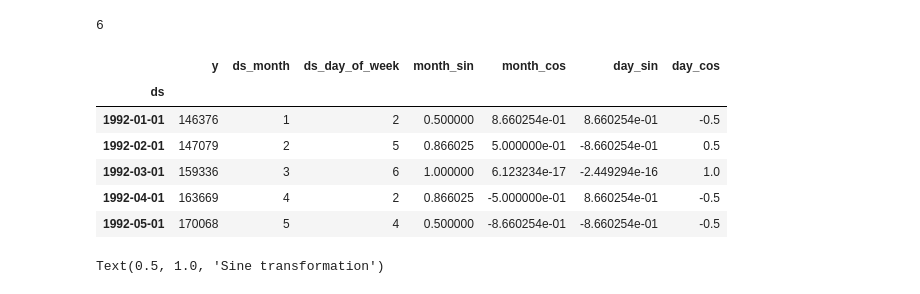
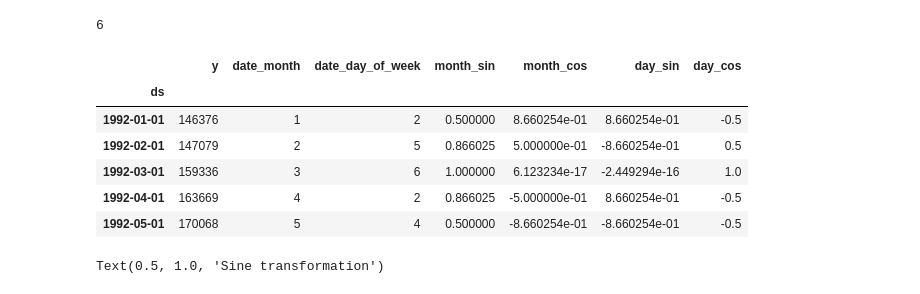
Before and after one commit to trainindata/feature-engineering-for-time-series-forecasting, a Jupyter notebook: 10-Time-Features/04-periodic-features.ipynb, the cells around one changed output. Cells and saved outputs as stored; diff of their text form; code cells hidden in the pictures.

```diff
--- a/10-Time-Features/04-periodic-features.ipynb
+++ b/10-Time-Features/04-periodic-features.ipynb
@@ -45,0 +48,4 @@ We will extract month and day of the week from the index using Feature-engine.
+# %%
+df['date'] = df.index
+
+df.head()
@@ -47,18 +67,13 @@ We will extract month and day of the week from the index using Feature-engine.
 # Extract month and day of the week from the timestamp.
 
 dtf = DatetimeFeatures(
+    variables='date',
     features_to_extract=["month", "day_of_week"],
     drop_original=True  # if we want to drop the timestamp.
 )
 
-# capture the index
-ts = df.index
-
 # Extract the datetime features
-df = dtf.fit_transform(df.fillna(method='ffill').reset_index())
-
-# add the index back to the ts
-df.index = ts
+df = dtf.fit_transform(df)
 
 # Show new variables
 df.head()
@@ -119,9 +134,9 @@ df["ds_month"].max()
 # %%
 # We transform the features with the period.
 
-df["month_sin"] = np.sin(df["ds_month"] / df["ds_month"].max() * 2 * np.pi)
+df["month_sin"] = np.sin(df["date_month"] / df["date_month"].max() * 2 * np.pi)
 
-df["month_cos"] = np.cos(df["ds_month"] / df["ds_month"].max() * 2 * np.pi)
+df["month_cos"] = np.cos(df["date_month"] / df["date_month"].max() * 2 * np.pi)
 
 df.head()
 # %% [output]
@@ -165,15 +180,15 @@ df["ds_day_of_week"].max()
 # %%
 # We transform the features with the period.
 
-df["day_sin"] = np.sin(df["ds_day_of_week"] /
-                       df["ds_day_of_week"].max() * 2 * np.pi)
+df["day_sin"] = np.sin(df["date_day_of_week"] /
+                       df["date_day_of_week"].max() * 2 * np.pi)
 
-df["day_cos"] = np.cos(df["ds_day_of_week"] /
-                       df["ds_day_of_week"].max() * 2 * np.pi)
+df["day_cos"] = np.cos(df["date_day_of_week"] /
+                       df["date_day_of_week"].max() * 2 * np.pi)
 
 df.head()
 # %% [output]
-|  | y | ds_month | ds_day_of_week | month_sin | month_cos | day_sin | day_cos |
+|  | y | date_month | date_day_of_week | month_sin | month_cos | day_sin | day_cos |
 | ds |  |  |  |  |  |  |  |
 | 1992-01-01 | 146376 | 1 | 2 | 0.500000 | 8.660254e-01 | 8.660254e-01 | -0.5 |
 | 1992-02-01 | 147079 | 2 | 5 | 0.866025 | 5.000000e-01 | -8.660254e-01 | 0.5 |
```
Also changed, not shown: parts of 13 cells of this notebook.
